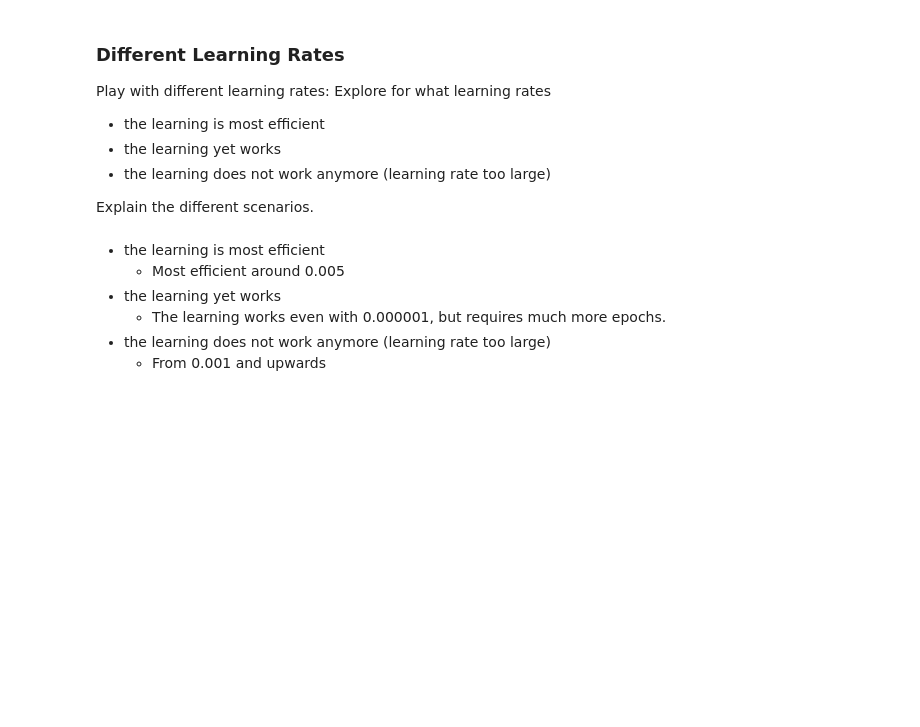
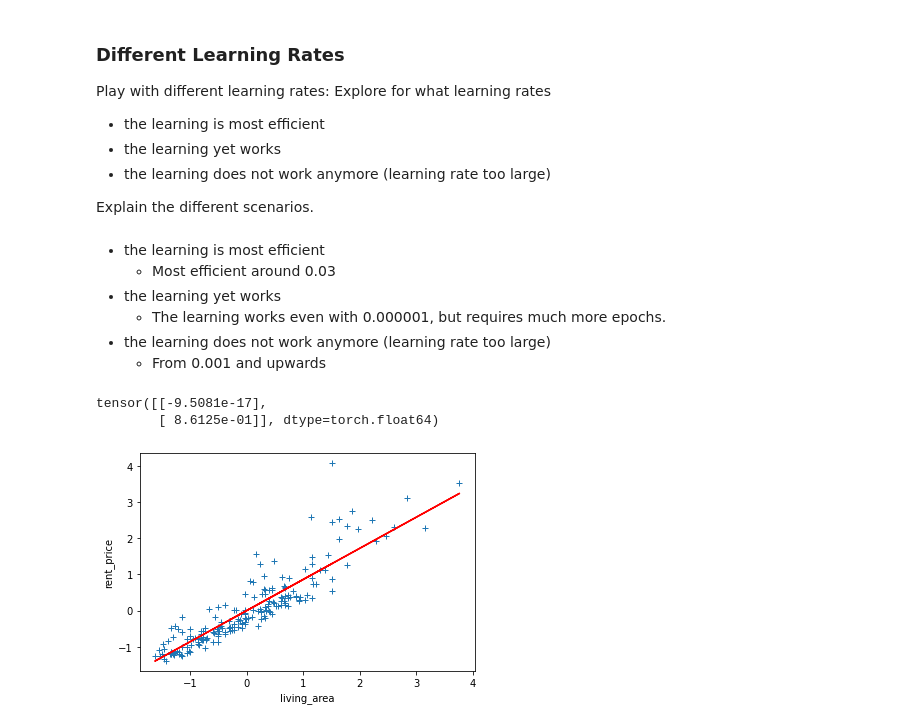
Before and after one commit to MatthiasEg/MSE_DeLearn, a Jupyter notebook: SW02/ex1-gradient-descent/pw02_lin_regression_GD_stud.ipynb, the cells around one changed output. Saved outputs shown, nothing was run; the diff lists cells and outputs as text; code cells hidden in the pictures; blank space fills up the shorter version.

```diff
--- a/SW02/ex1-gradient-descent/pw02_lin_regression_GD_stud.ipynb
+++ b/SW02/ex1-gradient-descent/pw02_lin_regression_GD_stud.ipynb
@@ -157,8 +160,39 @@ Play with different learning rates: Explore for what learning rates
 Explain the different scenarios.
 # %% [markdown]
 - the learning is most efficient
-  - Most efficient around 0.005
+  - Most efficient around 0.03
 - the learning yet works
   - The learning works even with 0.000001, but requires much more epochs.
 - the learning does not work anymore (learning rate too large)
   - From 0.001 and upwards
+# %%
+# Final check:
+
+N = x.size
+
+# YOUR CODE (START)
+# compose torch tensors X,Y of shape (N,2) and (N,1) respectively
+X = torch.cat((torch.ones(N, 1), torch.tensor(x).reshape(-1,1)), dim=1)
+Y = torch.tensor(y).reshape(-1, 1)
+
+
+# solution of normal equations, 'a' a torch tensor of shape (2,1) that contains parameters alpha and beta, which shall be optimized
+# a = torch.inverse(X.T@X)@X.T@Y
+# a = torch.linalg.lstsq(Y, X).solution
+
+# # prediction
+Yhat = X@a
+# Yhat = a[0] + X[:, 1]*a[1]
+# # YOUR CODE (END)
+
+# plot
+plt.plot(X[:, 1], Y, "+")
+plt.plot(X[:, 1], Yhat, 'r')
+# plt.plot(X[:, 1], Yhat_2, 'r')
+plt.xlabel("living_area")
+plt.ylabel("rent_price")
+print(a)
+# %% [output]
+tensor([[-9.5081e-17],
+        [ 8.6125e-01]], dtype=torch.float64)
+[figure, added]
```
Also changed, not shown: parts of 2 cells of this notebook.
